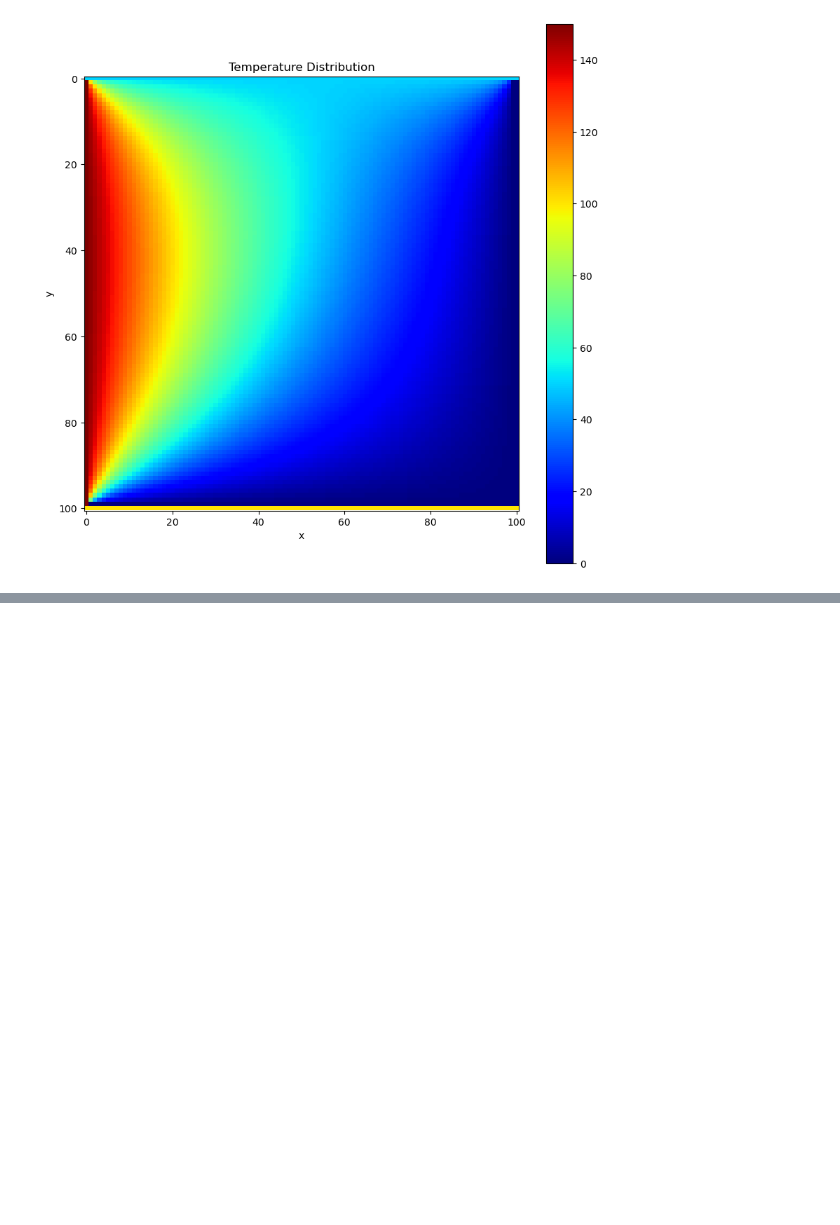
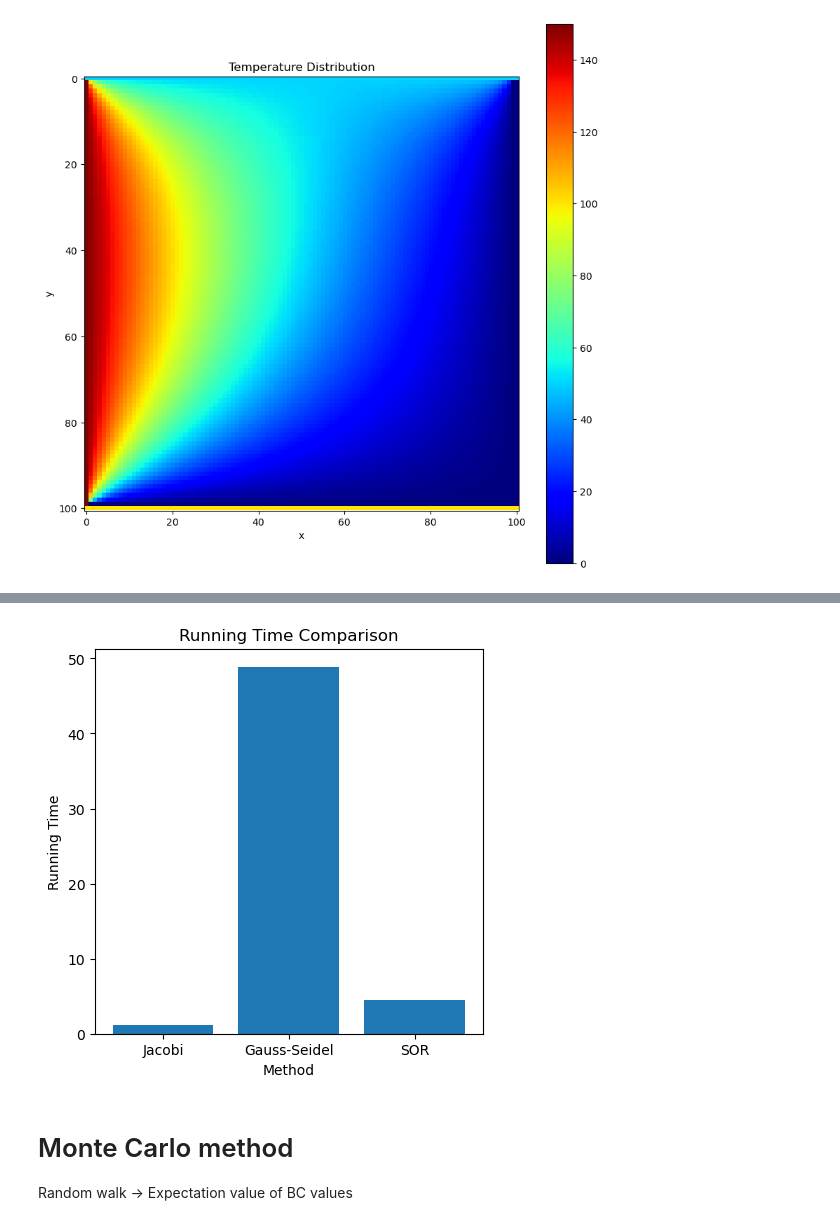
Before and after one commit to sungchol3/Numerical_Method_solving_laplace_equations, a Jupyter notebook: numerical_method_laplace_eq.ipynb, the cells around one changed output, grey strips where cells are left out. Cells and saved outputs as stored; diff of their text form; code cells hidden in the pictures; blank space fills up the shorter version.

```diff
--- a/numerical_method_laplace_eq.ipynb
+++ b/numerical_method_laplace_eq.ipynb
@@ -335,0 +342,12 @@ print(model.error_history[-1])
+# %%
+plt.figure(figsize=(5, 5))
+plt.bar(['Jacobi', 'Gauss-Seidel', 'SOR'], [Run_time_Jacobi, Run_time_GaussSeidel, Run_time_SOR])
+plt.xlabel('Method')
+plt.ylabel('Running Time')
+plt.title('Running Time Comparison')
+plt.show()
+# %% [output]
+[figure, added]
+# %% [markdown]
+# Monte Carlo method
+Random walk -> Expectation value of BC values
```
Also changed, not shown: parts of 15 cells of this notebook, 3 other files.
